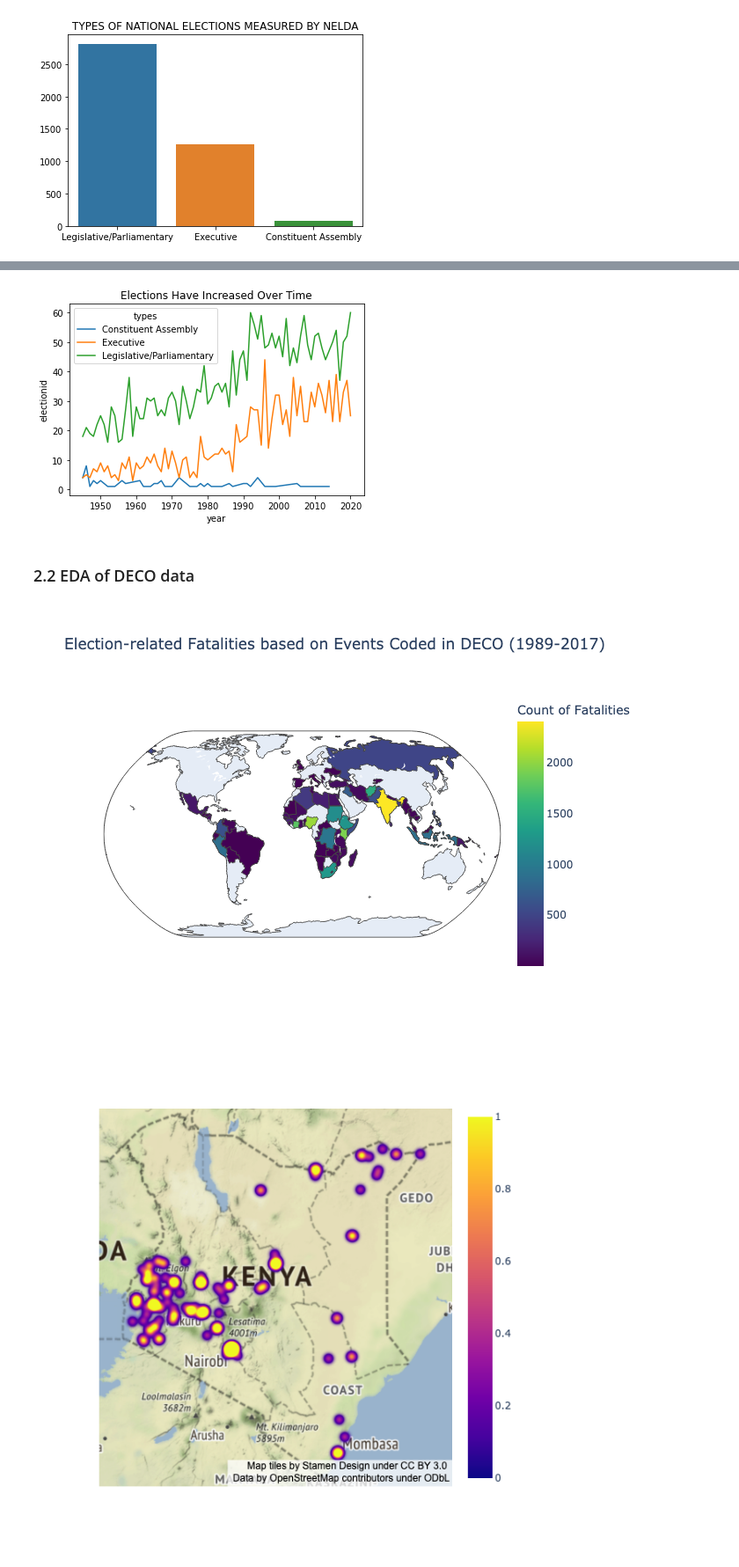
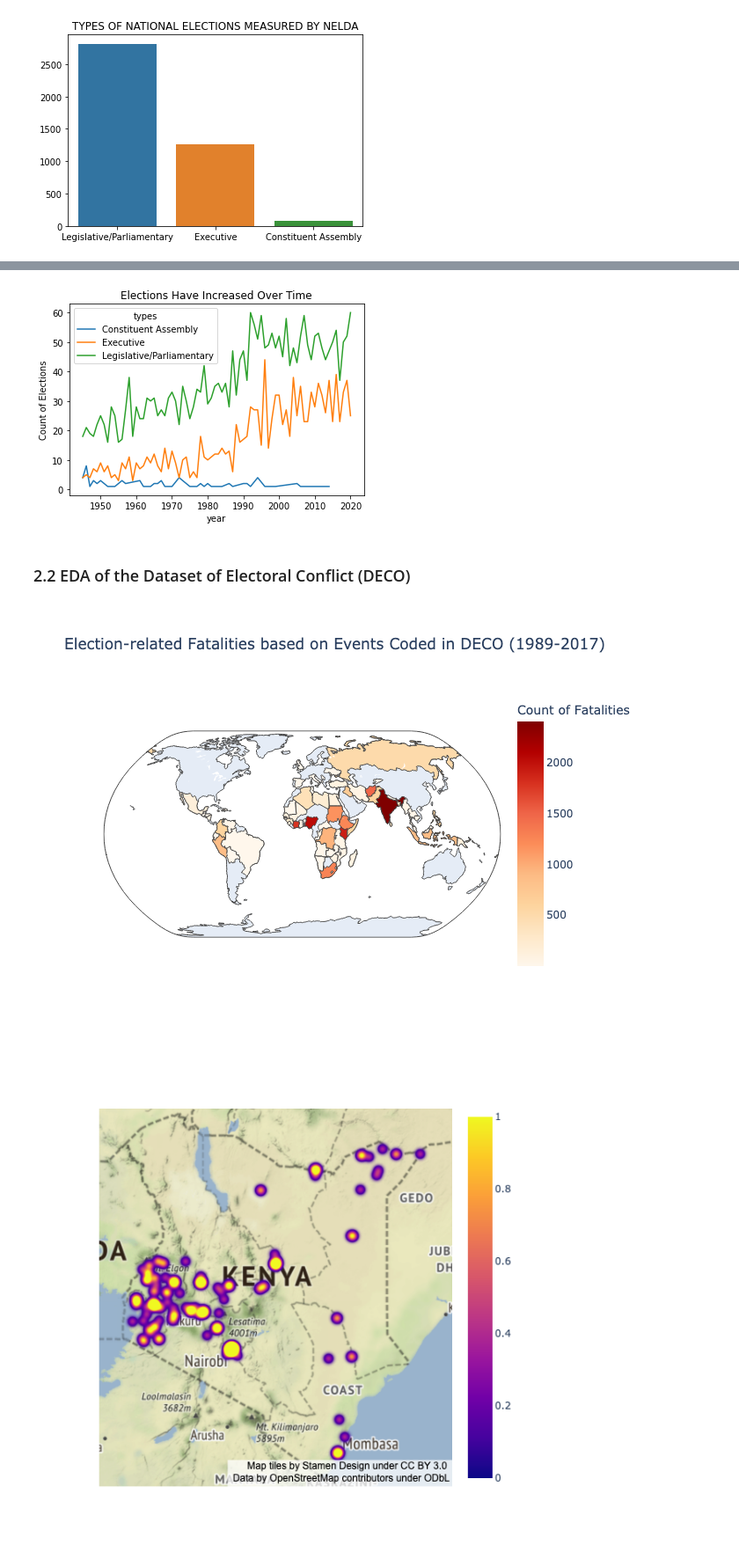
Before and after one commit to wsimpso1/election-violence-risks, a Jupyter notebook: WSimpson_OWID_DataScientist_CodeSnippet.ipynb, the cells around one changed output, grey strips where cells are left out. Shown at 88% size. Saved outputs shown, nothing was run; the diff lists cells and outputs as text; code cells hidden in the pictures.

```diff
--- a/WSimpson_OWID_DataScientist_CodeSnippet.ipynb
+++ b/WSimpson_OWID_DataScientist_CodeSnippet.ipynb
@@ -26,9 +57,16 @@ from sklearn.model_selection import GridSearchCV
 # data directory
 data_dir = 'data'
 
-deco = pd.read_csv(os.path.join(data_dir,'DECO_v.1.0.csv'))
-nelda = pd.read_excel(os.path.join(data_dir,'NELDA.xls'))
-nelda_look_up = pd.read_excel(os.path.join(data_dir,'nelda_look_up.xlsx'))
+deco = pd.read_csv(os.path.join(data_dir,'DECO_v.1.0.csv'), parse_dates=['date_start','date_end'])
+# nelda = pd.read_excel(os.path.join(data_dir,'NELDA.xls'))
+# nelda_look_up = pd.read_excel(os.path.join(data_dir,'nelda_look_up.xlsx'))
+
+nelda = pd.read_csv(os.path.join(data_dir,'NELDA.csv'))
+nelda_look_up = pd.read_csv(os.path.join(data_dir,'nelda_look_up.csv'))
+
+# deco = pd.read_csv('https://raw.githubusercontent.com/wsimpso1/election-violence-risks/main/data/DECO_v.1.0.csv', parse_dates=['date_start','date_end'])
+# nelda = pd.read_csv('https://raw.githubusercontent.com/wsimpso1/election-violence-risks/blob/main/data/NELDA.xls')
+# nelda_look_up = pd.read_excel(os.path.join(data_dir,'nelda_look_up.xlsx'))
 # %%
 # inspect original data shapes prior to processing
 
@@ -83,34 +139,39 @@ fig.show('png')
 # %%
-#@title: count of elections over time
+# count of elections over time
 
-# group by
+# group elections by year and type
 nelda_year = nelda.groupby(['year','types']).count()['electionid'].reset_index()
+nelda_year = nelda_year.rename(columns={'electionid':'Count of Elections'})
 
+
+# plot count of election types over time
 sns.lineplot(x=nelda_year.year,
-             y=nelda_year.electionid,
+             y=nelda_year['Count of Elections'],
             hue=nelda_year.types)
 plt.title('Elections Have Increased Over Time')
 plt.show()
 # %% [output]
-[figure, old version]
+[figure, new version]
 # %% [markdown]
-### 2.2 EDA of DECO data
+### 2.2 EDA of the Dataset of Electoral Conflict (DECO)
 # %%
 # count of election related fatalities in DECO
 
+# group by country and sum number of election-related fatalities
 deco_count = deco.groupby(['country']).sum()['best'].copy().reset_index()
 deco_count = deco_count.rename(columns={'best':'Count of Fatalities'})
 
+# plot map
 fig = px.choropleth(deco_count,
                     locations='country',
                     locationmode="country names",
                     projection='natural earth',
                     scope="world",
                     color='Count of Fatalities',
-                    color_continuous_scale=px.colors.sequential.Viridis,
+                    color_continuous_scale=px.colors.sequential.OrRd,
                     title='Election-related Fatalities based on Events Coded in DECO (1989-2017)'
                     )
 fig.show('png')
 # %% [output]
-[figure, old version]
+[figure, new version]
 # %%
```
Also changed, not shown: parts of 75 cells of this notebook, 2 other files.
